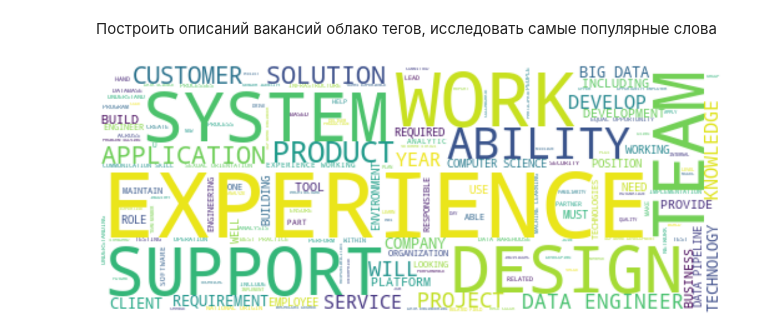
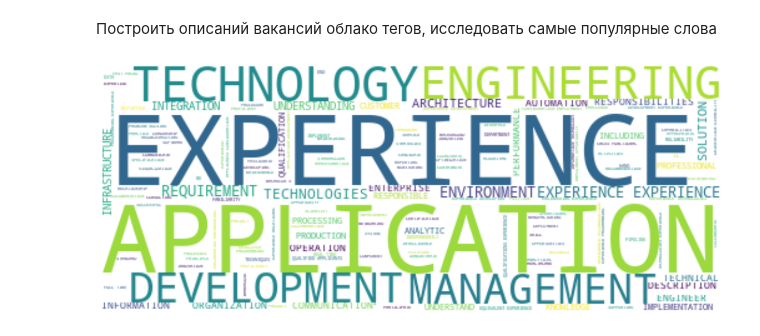
Before and after one commit to vzorspb/DE_Sprint, a Jupyter notebook: Task_1_6.ipynb, the cells around one changed output. Drawn from its saved outputs; the diff is of its cells as text; code cells hidden in the pictures.

```diff
--- a/Task_1_6.ipynb
+++ b/Task_1_6.ipynb
@@ -193,19 +193,23 @@ plt.show()
 # %%
 from wordcloud import WordCloud
 import random
 from PIL import Image
 import matplotlib
+import re
 
-
+text = re.sub(r"\(.*?\)", "", text).upper()
+text = re.sub(r"\s[A-Z]{1,3}\s", " ", text)
+for i in range(10):
+    text = re.sub(r"\s\s", " ", text)
 
 text = text.replace(',', '').replace('[', '').replace("'", '').replace(']', '').replace('.', '').upper()
 
 wordcloud = WordCloud(background_color = 'white', width = 500,  height = 200, max_words = 150).generate(text)
 
 plt.figure( figsize=(15,15))
 plt.imshow(wordcloud, interpolation = 'bilinear')
 plt.axis('off')
 plt.tight_layout(pad=0)
 plt.show()
 # %% [output]
-[figure, old version]
+[figure, new version]
```
